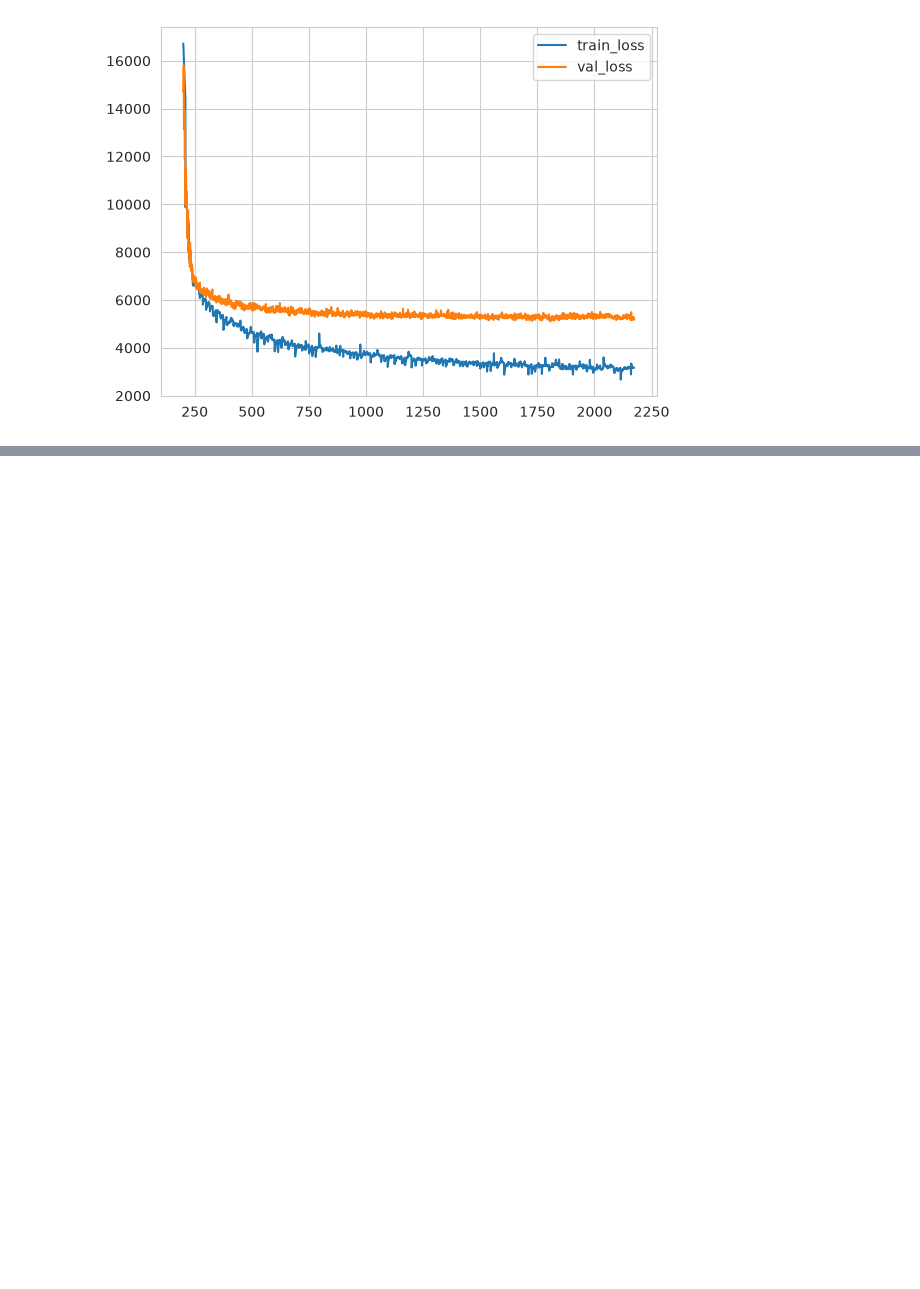
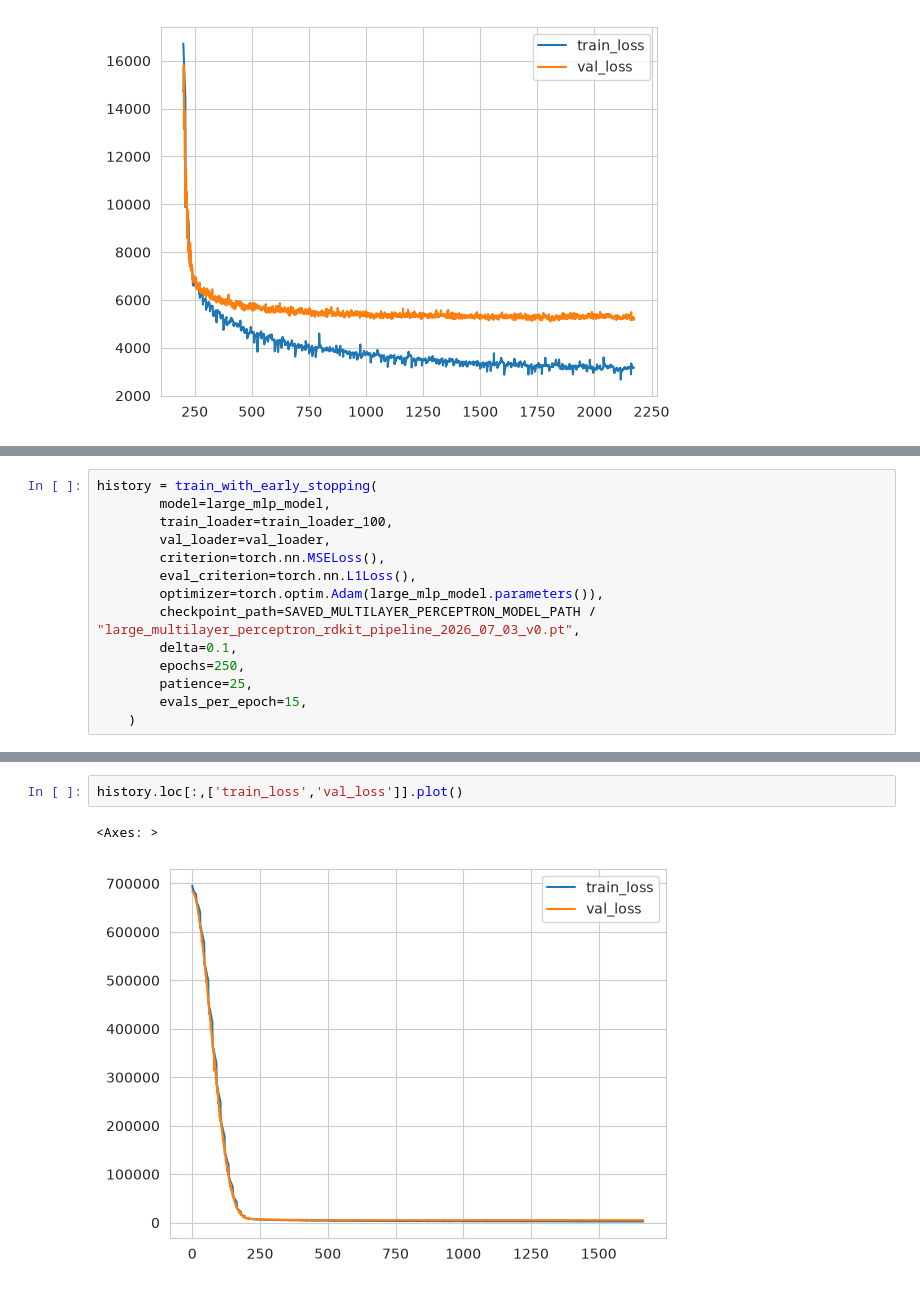
Before and after one commit to brosilato/HPLC_RT_PRED, a Jupyter notebook: notebooks/NB004_Train_MLP_FP.ipynb, the cells around one changed output, grey strips where cells are left out. Saved outputs shown, nothing was run; the diff lists cells and outputs as text; blank space fills up the shorter version.

```diff
--- a/notebooks/NB004_Train_MLP_FP.ipynb
+++ b/notebooks/NB004_Train_MLP_FP.ipynb
@@ -488,0 +500,14 @@ history.loc[200:,['train_loss','val_loss']].plot()
+# %%
+history = train_with_early_stopping(
+        model=large_mlp_model,
+        train_loader=train_loader_100,
+        val_loader=val_loader,
+        criterion=torch.nn.MSELoss(),
+        eval_criterion=torch.nn.L1Loss(),
+        optimizer=torch.optim.Adam(large_mlp_model.parameters()),
+        checkpoint_path=SAVED_MULTILAYER_PERCEPTRON_MODEL_PATH / "large_multilayer_perceptron_rdkit_pipeline_2026_07_03_v0.pt",
+        delta=0.1,
+        epochs=250,
+        patience=25,
+        evals_per_epoch=15,
+    )
@@ -488,0 +557,5 @@ history.loc[200:,['train_loss','val_loss']].plot()
+# %%
+history.loc[:,['train_loss','val_loss']].plot()
+# %% [output]
+<Axes: >
+[figure, added]
```
Also changed, not shown: parts of 7 cells of this notebook, 1 other file.
